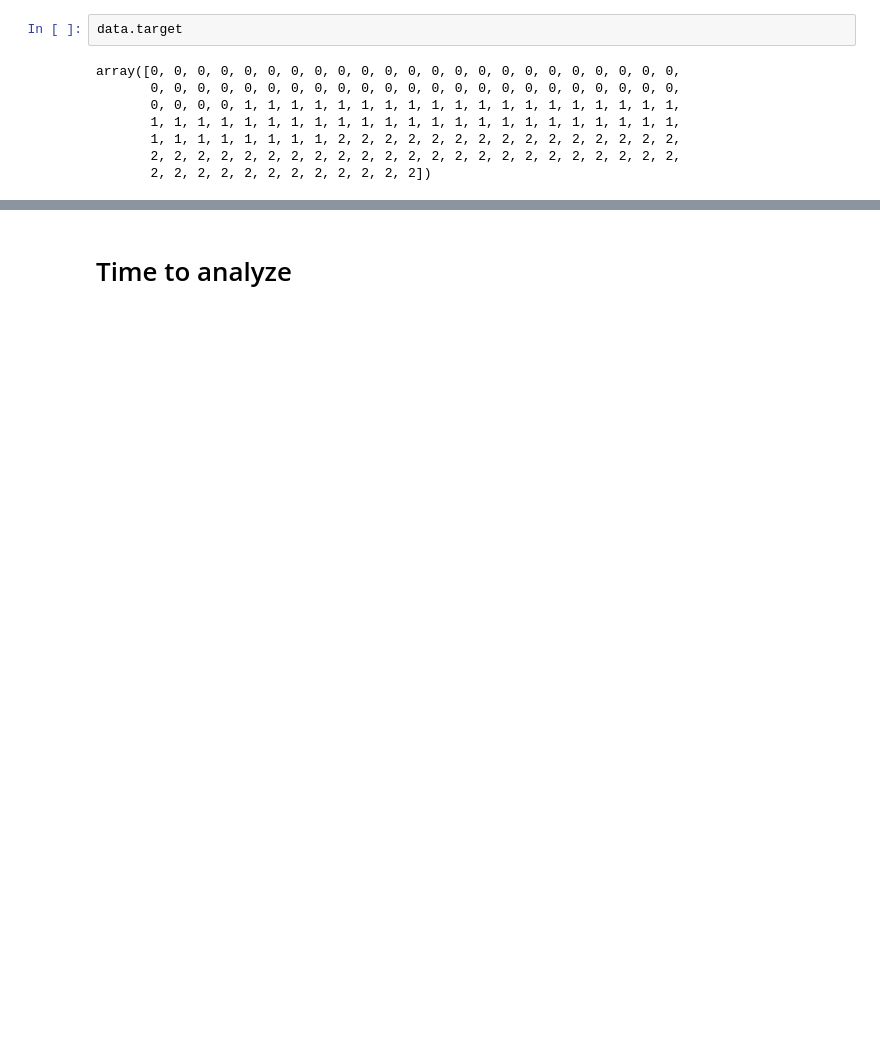
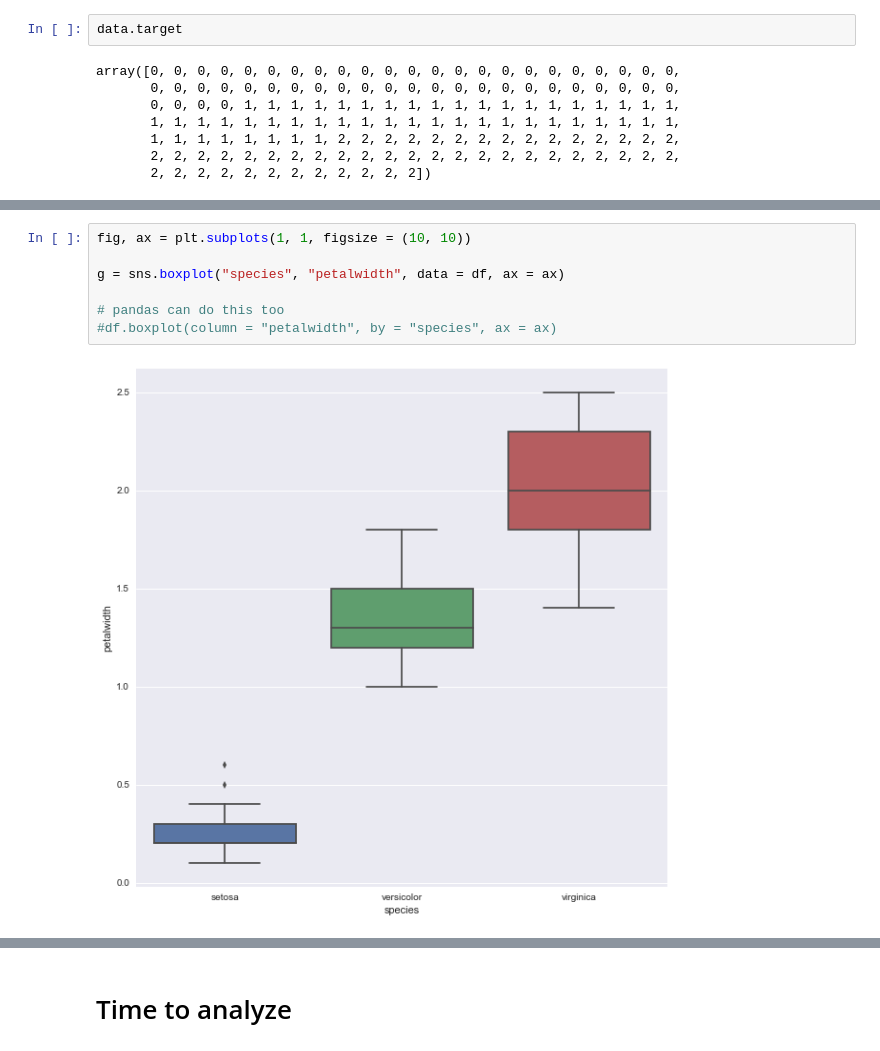
Before and after one commit to m1kke/Iris, a Jupyter notebook: Iris in notebook.ipynb, the cells around one changed output, grey strips where cells are left out. Drawn from its saved outputs; the diff is of its cells as text; blank space fills up the shorter version.

```diff
--- a/Iris in notebook.ipynb
+++ b/Iris in notebook.ipynb
@@ -83,0 +111,9 @@ y = data.target
+# %%
+fig, ax = plt.subplots(1, 1, figsize = (10, 10))
+
+g = sns.boxplot("species", "petalwidth", data = df, ax = ax)
+
+# pandas can do this too
+#df.boxplot(column = "petalwidth", by = "species", ax = ax)
+# %% [output]
+[figure, added]
```
Also changed, not shown: parts of 42 cells of this notebook.
